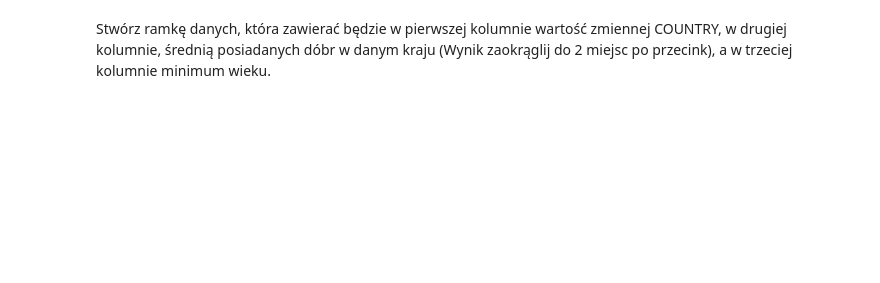
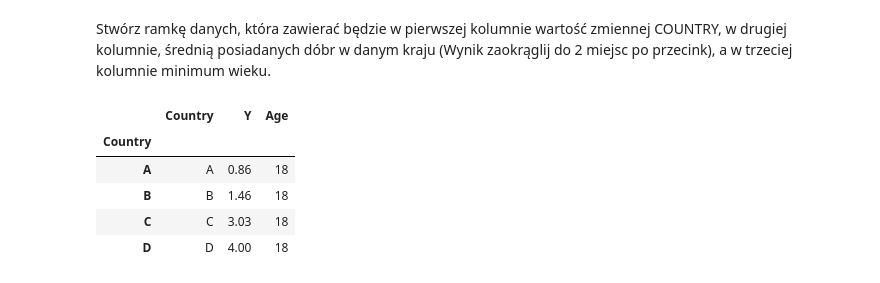
Before and after one commit to GWawrzeniecki/PAD, a Jupyter notebook: Cwiczenia_4/04_pandas_ćwiczenia_z zajec.ipynb, the cells around one changed output. Cells and saved outputs as stored; diff of their text form; code cells hidden in the pictures; blank space fills up the shorter version.

```diff
--- a/Cwiczenia_4/04_pandas_ćwiczenia_z zajec.ipynb
+++ b/Cwiczenia_4/04_pandas_ćwiczenia_z zajec.ipynb
@@ -359,2 +409,12 @@ Porównaj średnią posiadanych dóbr między kobietami i mężczyznami. Wynik z
 # %% [markdown]
 Stwórz ramkę danych, która zawierać będzie w pierwszej kolumnie wartość zmiennej COUNTRY, w drugiej kolumnie, średnią posiadanych dóbr w danym kraju (Wynik zaokrąglij do 2 miejsc po przecink), a w trzeciej kolumnie minimum wieku.
+# %%
+df2 = pd.DataFrame({'Country':df['Country'].dropna().unique(), 'Y':df.groupby('Country')['owned_goods'].mean().round(2),'Age':df.groupby('Country')['Age'].min()})
+df2
+# %% [output]
+|  | Country | Y | Age |
+| Country |  |  |  |
+| A | A | 0.86 | 18 |
+| B | B | 1.46 | 18 |
+| C | C | 3.03 | 18 |
+| D | D | 4.00 | 18 |
```
Also changed, not shown: parts of 7 cells of this notebook, 5 other files.
